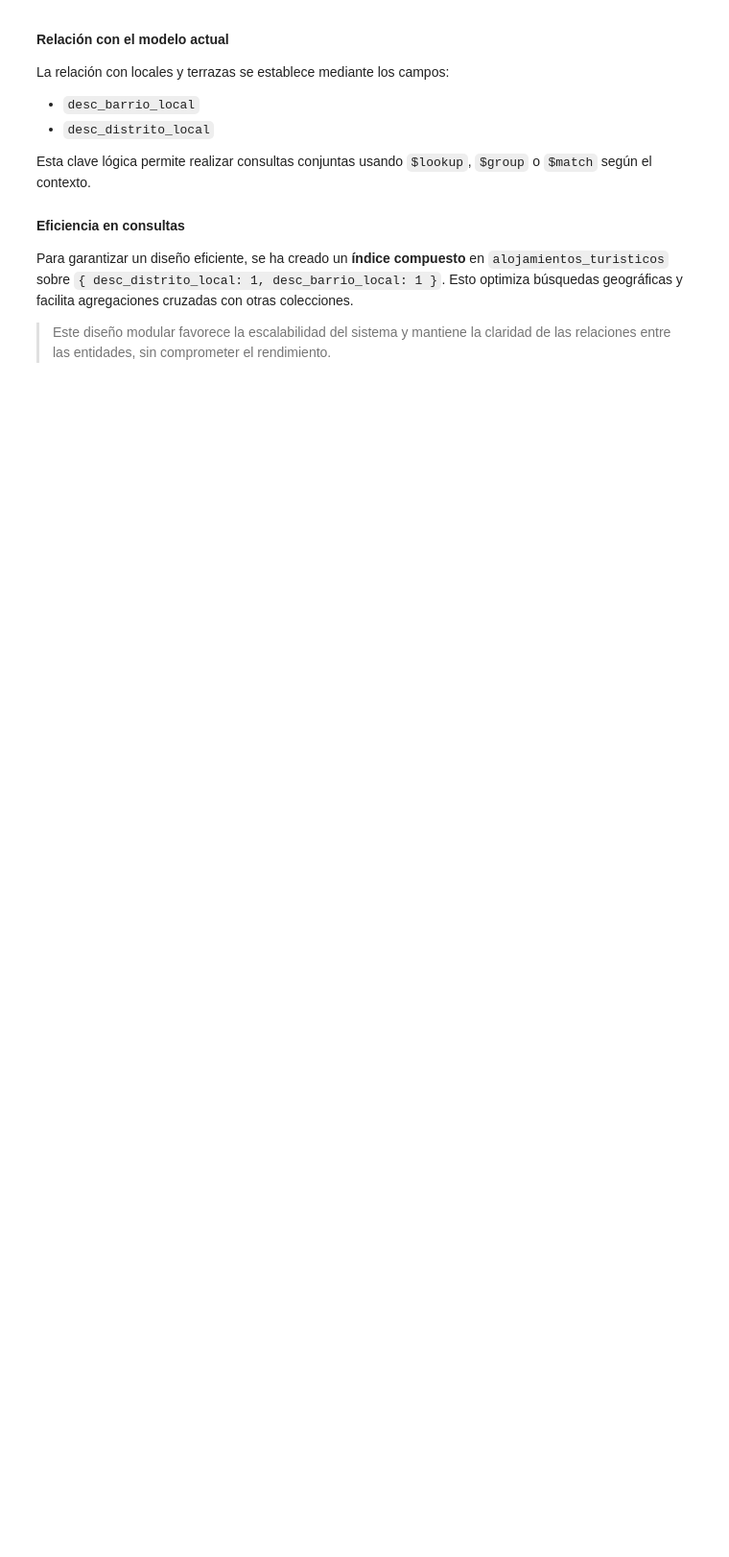
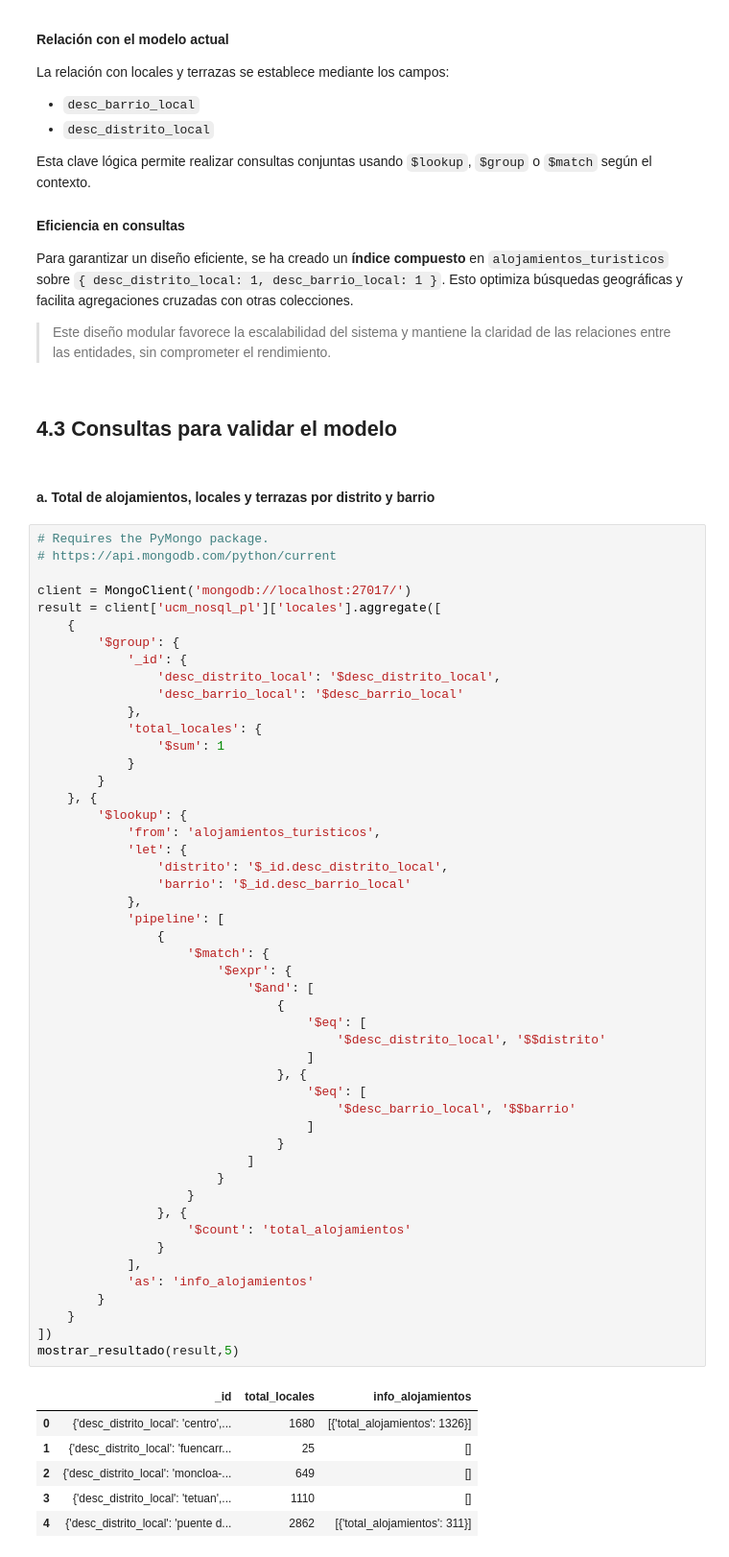
Before and after one commit to DylanGuerraR/NoSQL_Pl_master, a Jupyter notebook: Part2.ipynb, the cells around one changed output. Shown at 96% size. Drawn from its saved outputs; the diff is of its cells as text; blank space fills up the shorter version.

```diff
--- a/Querys_NoSQL.ipynb
+++ b/Part2.ipynb
@@ -690,3 +705,63 @@ Para garantizar un diseño eficiente, se ha creado un **índice compuesto** en `
 Esto optimiza búsquedas geográficas y facilita agregaciones cruzadas con otras colecciones.
 
 > Este diseño modular favorece la escalabilidad del sistema y mantiene la claridad de las relaciones entre las entidades, sin comprometer el rendimiento.
+# %% [markdown]
+## 4.3 Consultas para validar el modelo
+# %% [markdown]
+#### a. Total de alojamientos, locales y terrazas por distrito y barrio
+# %%
+# Requires the PyMongo package.
+# https://api.mongodb.com/python/current
+
+client = MongoClient('mongodb://localhost:27017/')
+result = client['ucm_nosql_pl']['locales'].aggregate([
+    {
+        '$group': {
+            '_id': {
+                'desc_distrito_local': '$desc_distrito_local',
+                'desc_barrio_local': '$desc_barrio_local'
+            },
+            'total_locales': {
+                '$sum': 1
+            }
+        }
+    }, {
+        '$lookup': {
+            'from': 'alojamientos_turisticos',
+            'let': {
+                'distrito': '$_id.desc_distrito_local',
+                'barrio': '$_id.desc_barrio_local'
+            },
+            'pipeline': [
+                {
+                    '$match': {
+                        '$expr': {
+                            '$and': [
+                                {
+                                    '$eq': [
+                                        '$desc_distrito_local', '$$distrito'
+                                    ]
+                                }, {
+                                    '$eq': [
+                                        '$desc_barrio_local', '$$barrio'
+                                    ]
+                                }
+                            ]
+                        }
+                    }
+                }, {
+                    '$count': 'total_alojamientos'
+                }
+            ],
+            'as': 'info_alojamientos'
+        }
+    }
+])
+mostrar_resultado(result,5)
+# %% [output]
+|  | _id | total_locales | info_alojamientos |
+| 0 | {'desc_distrito_local': 'centro',... | 1680 | [{'total_alojamientos': 1326}] |
+| 1 | {'desc_distrito_local': 'fuencarr... | 25 | [] |
+| 2 | {'desc_distrito_local': 'moncloa-... | 649 | [] |
+| 3 | {'desc_distrito_local': 'tetuan',... | 1110 | [] |
+| 4 | {'desc_distrito_local': 'puente d... | 2862 | [{'total_alojamientos': 311}] |
```
Also changed, not shown: parts of 11 cells of this notebook, 2 other files.
